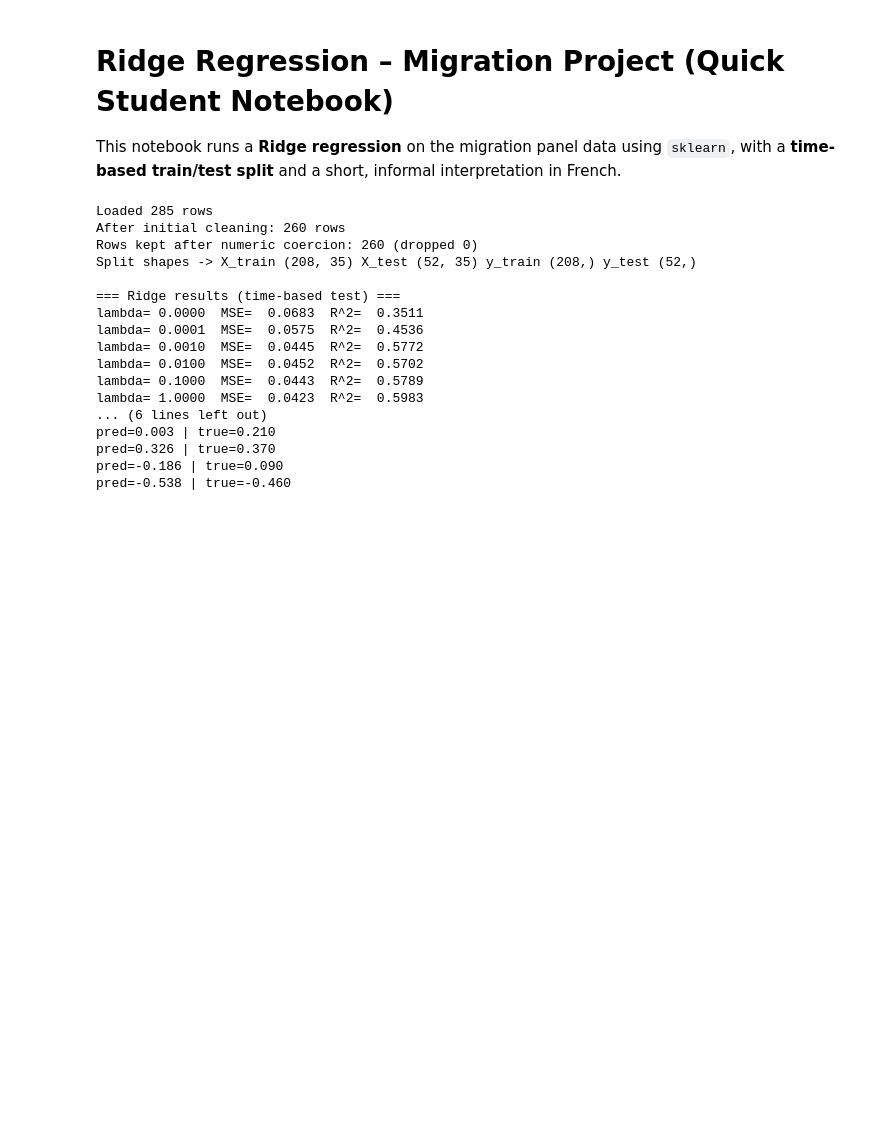
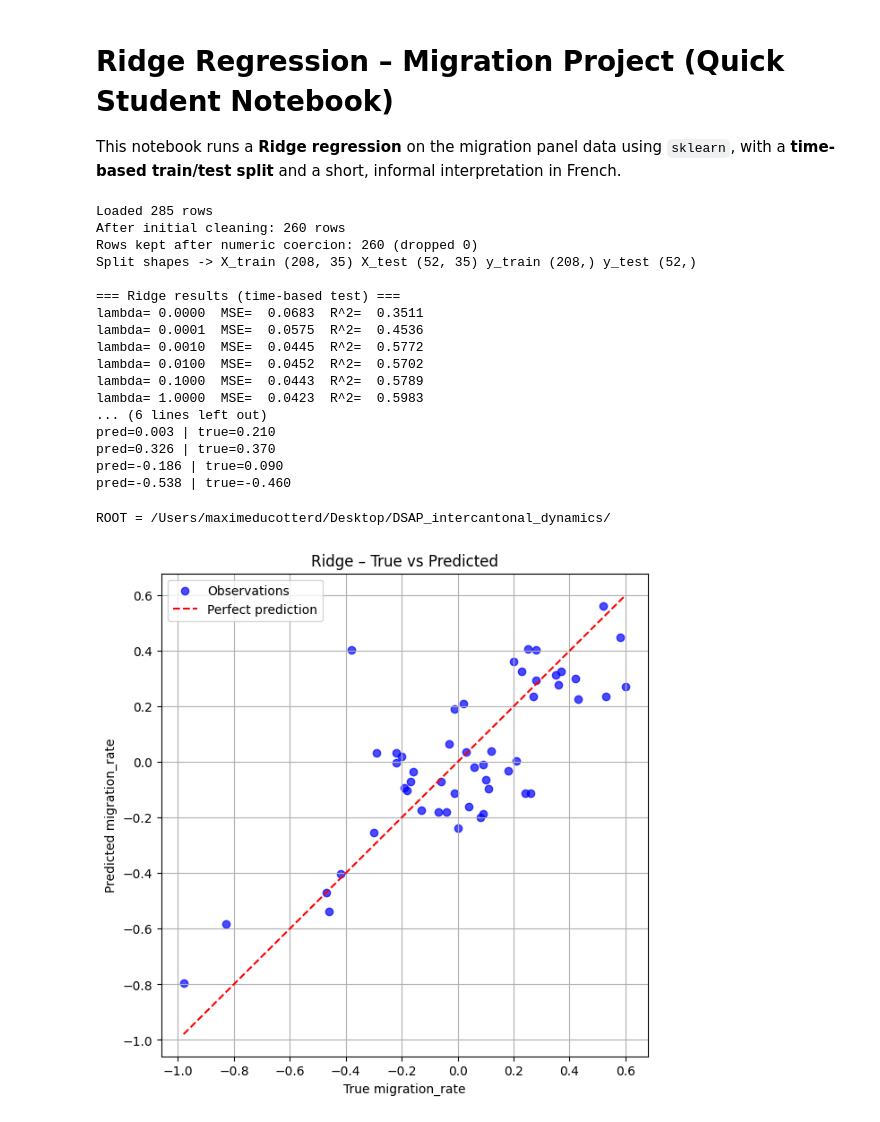
Before and after one commit to maximeducotterd2404-pixel/DSAP_intercantonalmigration_dynamics, a Jupyter notebook: notebooks/ridge_migration_notebook.ipynb, the cells around one changed output. Saved outputs shown, nothing was run; the diff lists cells and outputs as text; code cells hidden in the pictures; blank space fills up the shorter version.

```diff
--- a/notebooks/ridge_migration_notebook.ipynb
+++ b/notebooks/ridge_migration_notebook.ipynb
@@ -21,7 +21,7 @@ from sklearn.preprocessing import StandardScaler
 from sklearn.metrics import mean_squared_error, r2_score
 
 # Load and trying to prepare the data
-ROOT = Path(__file__).resolve().parents[2]
+ROOT = Path("/Users/maximeducotterd/Desktop/DSAP_intercantonal_dynamics")
 DATA_PATH = ROOT / "data" / "databasecsv.csv"
 df = pd.read_csv(DATA_PATH, sep=";")
 df.columns = df.columns.str.strip()
@@ -152,11 +152,14 @@ pred=-0.186 | true=0.090
 pred=-0.538 | true=-0.460
 # %%
 from pathlib import Path
+import sys
 
-# Trouver la racine du repo depuis le notebook
-ROOT = Path(__file__).resolve().parents[1]
+ROOT = "/Users/maximeducotterd/Desktop/DSAP_intercantonal_dynamics/"
 print("ROOT =", ROOT)
 
 from src.ML.ridge.plotridge import plot_true_vs_pred
 
-plot_true_vs_pred(y_test, y_pred_best, root=ROOT)
+plot_true_vs_pred(y_test, y_pred_best)
+# %% [output]
+ROOT = /Users/maximeducotterd/Desktop/DSAP_intercantonal_dynamics/
+[figure, added]
```
Also changed, not shown: 7 other files.
